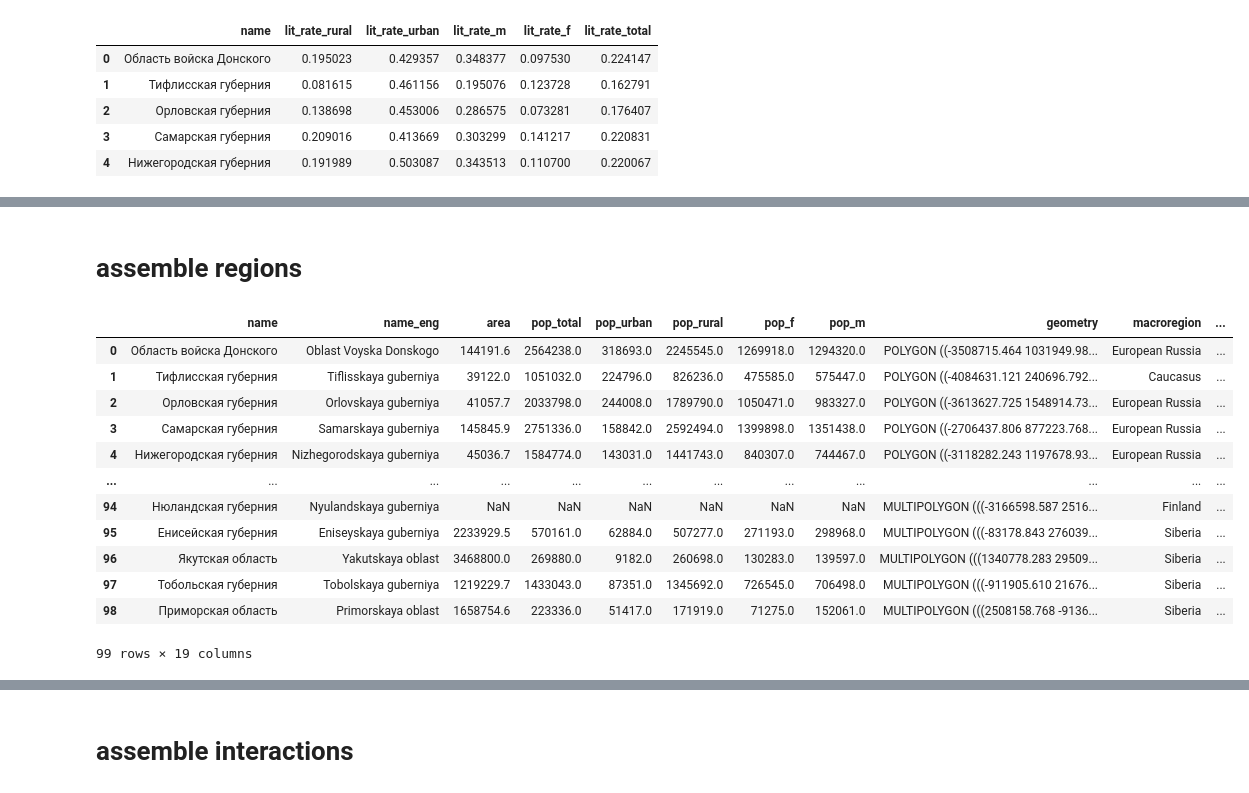
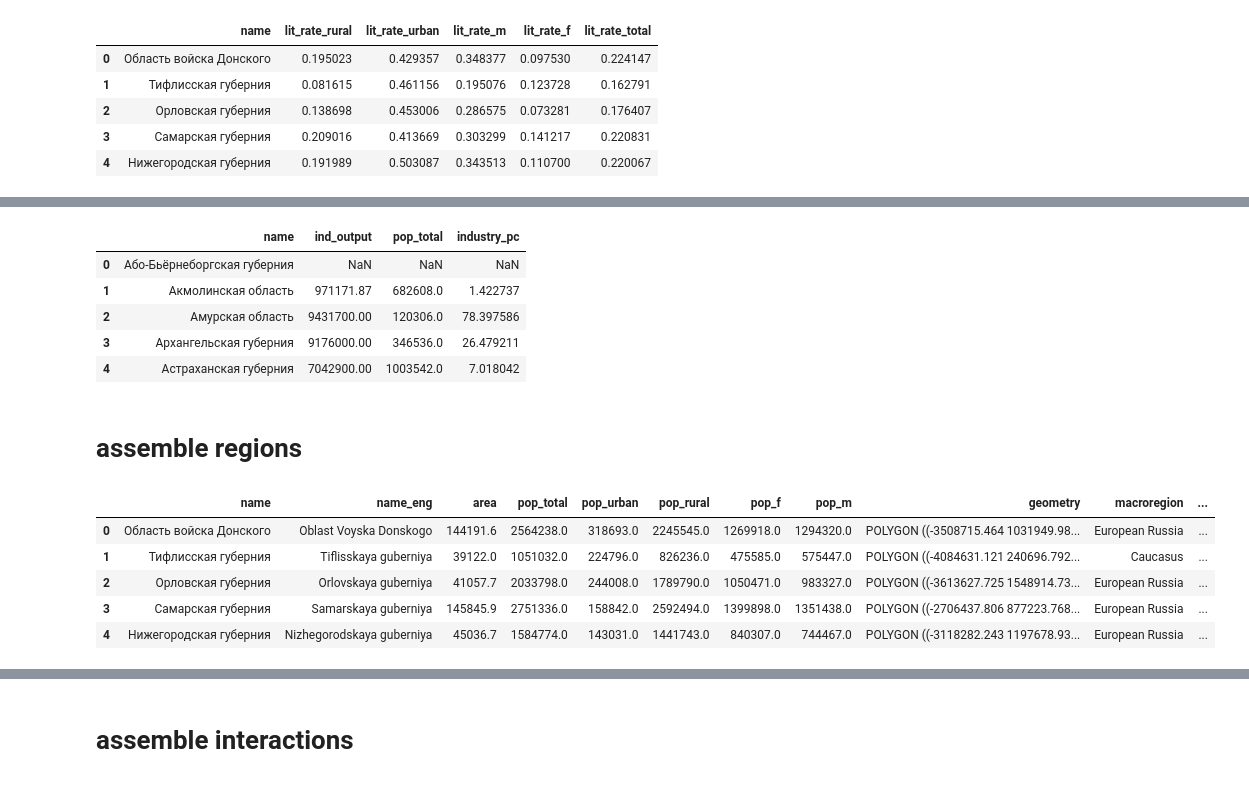
Before and after one commit to fant0md/empire-migrations-coursework, a Jupyter notebook: dataset-creation.ipynb, the cells around one changed output, grey strips where cells are left out. Saved outputs shown, nothing was run; the diff lists cells and outputs as text; code cells hidden in the pictures.

```diff
--- a/dataset-creation.ipynb
+++ b/dataset-creation.ipynb
@@ -184,0 +211,6 @@ lit_rate.head()
+# %%
+births_deaths = pd.merge(births, deaths, on = 'name')
+births_deaths = births_deaths.replace(ristat_replace)
+r = pd.merge(births_deaths, geogr.loc[:, ['name', 'pop_total']])
+r['pop_rate'] = (r['births'] - r['deaths']) / r['pop_total'] * 100
+r.head()
@@ -184,0 +226,6 @@ lit_rate.head()
+# %%
+industry = pd.read_excel('data/industry.xlsx', header=8)
+industry = industry.loc[industry['Ед. изм'] == 'рубли'].iloc[:, 8:]
+industry = industry.apply(pd.to_numeric, errors='coerce').sum(min_count=1).transpose().reset_index().replace(ristat_replace)
+industry.columns = ['name', 'ind_output']
+industry.head()
@@ -185,24 +239,28 @@ lit_rate.head()
+# %%
+industry_pc = pd.merge(industry, geogr.loc[:, ['name', 'pop_total']])
+industry_pc['industry_pc'] = industry_pc['ind_output'] / industry_pc['pop_total']
+industry_pc.head()
+# %% [output]
+|  | name | ind_output | pop_total | industry_pc |
+| 0 | Або-Бьёрнеборгская губерния | NaN | NaN | NaN |
+| 1 | Акмолинская область | 971171.87 | 682608.0 | 1.422737 |
+| 2 | Амурская область | 9431700.00 | 120306.0 | 78.397586 |
+| 3 | Архангельская губерния | 9176000.00 | 346536.0 | 26.479211 |
+| 4 | Астраханская губерния | 7042900.00 | 1003542.0 | 7.018042 |
 # %% [markdown]
 # assemble regions
 # %%
 geogr = gpd.read_file('data/geography.geojson', crs = projection)
-macroregions = pd.read_csv('data/macroregions.csv')
+macroregions = pd.read_csv('data/macroregions.csv').loc[:, ['name', 'macroregion']]
 lit_rate = pd.read_csv('data/lit_rate.csv')
 # %%
-regions = geogr.merge(macroregions, on='name', how = 'left').merge(lit_rate, on='name', how = 'left')
+regions = geogr.merge(macroregions).merge(lit_rate).merge(r.loc[:, ['name', 'pop_rate']]).merge(industry_pc.loc[:, ['name', 'industry_pc']])
 regions.to_file('data/regions.geojson', driver='GeoJSON')
 regions.head()
 # %% [output]
 |  | name | name_eng | area | pop_total | pop_urban | pop_rural | pop_f | pop_m | geometry | macroregion | ... |
 | 0 | Область войска Донского | Oblast Voyska Donskogo | 144191.6 | 2564238.0 | 318693.0 | 2245545.0 | 1269918.0 | 1294320.0 | POLYGON ((-3508715.464 1031949.98... | European Russia | ... |
 | 1 | Тифлисская губерния | Tiflisskaya guberniya | 39122.0 | 1051032.0 | 224796.0 | 826236.0 | 475585.0 | 575447.0 | POLYGON ((-4084631.121 240696.792... | Caucasus | ... |
 | 2 | Орловская губерния | Orlovskaya guberniya | 41057.7 | 2033798.0 | 244008.0 | 1789790.0 | 1050471.0 | 983327.0 | POLYGON ((-3613627.725 1548914.73... | European Russia | ... |
 | 3 | Самарская губерния | Samarskaya guberniya | 145845.9 | 2751336.0 | 158842.0 | 2592494.0 | 1399898.0 | 1351438.0 | POLYGON ((-2706437.806 877223.768... | European Russia | ... |
 | 4 | Нижегородская губерния | Nizhegorodskaya guberniya | 45036.7 | 1584774.0 | 143031.0 | 1441743.0 | 840307.0 | 744467.0 | POLYGON ((-3118282.243 1197678.93... | European Russia | ... |
-| ... | ... | ... | ... | ... | ... | ... | ... | ... | ... | ... | ... |
-| 94 | Нюландская губерния | Nyulandskaya guberniya | NaN | NaN | NaN | NaN | NaN | NaN | MULTIPOLYGON (((-3166598.587 2516... | Finland | ... |
-| 95 | Енисейская губерния | Eniseyskaya guberniya | 2233929.5 | 570161.0 | 62884.0 | 507277.0 | 271193.0 | 298968.0 | MULTIPOLYGON (((-83178.843 276039... | Siberia | ... |
-| 96 | Якутская область | Yakutskaya oblast | 3468800.0 | 269880.0 | 9182.0 | 260698.0 | 130283.0 | 139597.0 | MULTIPOLYGON (((1340778.283 29509... | Siberia | ... |
-| 97 | Тобольская губерния | Tobolskaya guberniya | 1219229.7 | 1433043.0 | 87351.0 | 1345692.0 | 726545.0 | 706498.0 | MULTIPOLYGON (((-911905.610 21676... | Siberia | ... |
-| 98 | Приморская область | Primorskaya oblast | 1658754.6 | 223336.0 | 51417.0 | 171919.0 | 71275.0 | 152061.0 | MULTIPOLYGON (((2508158.768 -9136... | Siberia | ... |
-99 rows × 19 columns
```
Also changed, not shown: parts of 14 cells of this notebook, 5 other files.
